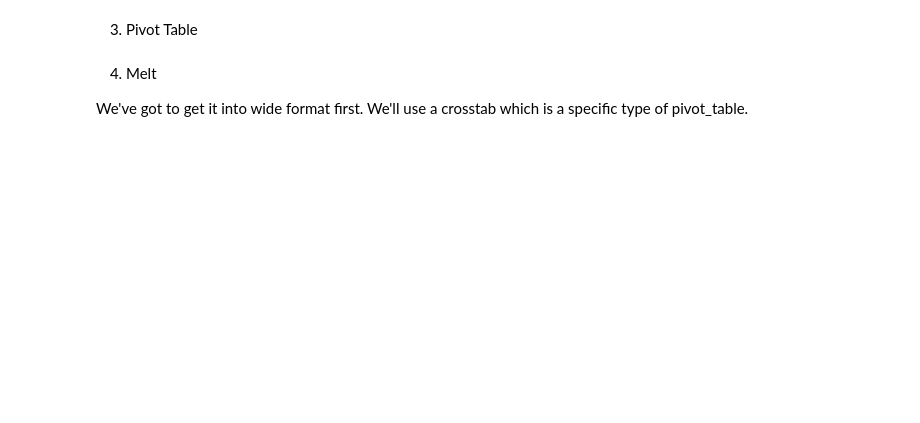
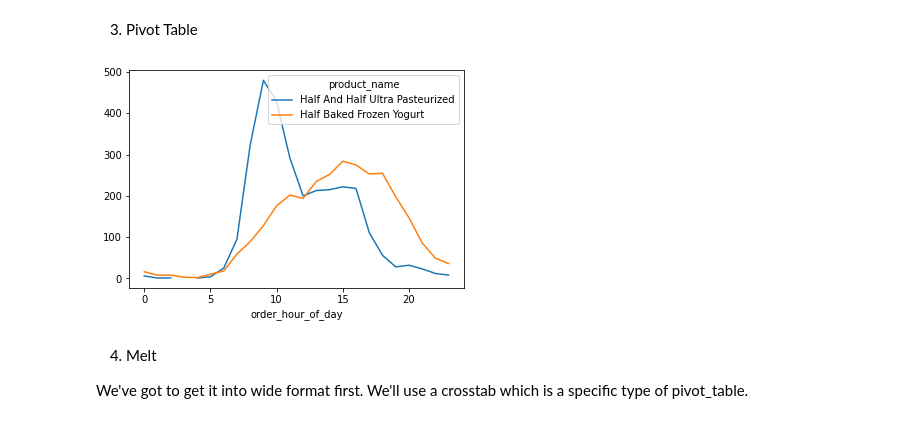
Before and after one commit to CJLucido/DS-Unit-1-Sprint-1-Data-Wrangling-and-Storytelling, a Jupyter notebook: module3-join-and-reshape-data/LS_DS_113_Join_and_Reshape_Data.ipynb, the cells around one changed output. Saved outputs shown, nothing was run; the diff lists cells and outputs as text; code cells hidden in the pictures; blank space fills up the shorter version.

```diff
--- a/module3-join-and-reshape-data/LS_DS_113_Join_and_Reshape_Data.ipynb
+++ b/module3-join-and-reshape-data/LS_DS_113_Join_and_Reshape_Data.ipynb
@@ -820,5 +1096,12 @@ display(example)
 # %% [markdown]
 3) Pivot Table
+# %%
+subset.pivot_table(index='order_hour_of_day',
+                   columns='product_name',
+                   values='order_id',
+                   aggfunc=len).plot();
+# %% [output]
+[figure, added]
 # %% [markdown]
 4) Melt
 
```
Also changed, not shown: parts of 38 cells of this notebook.
